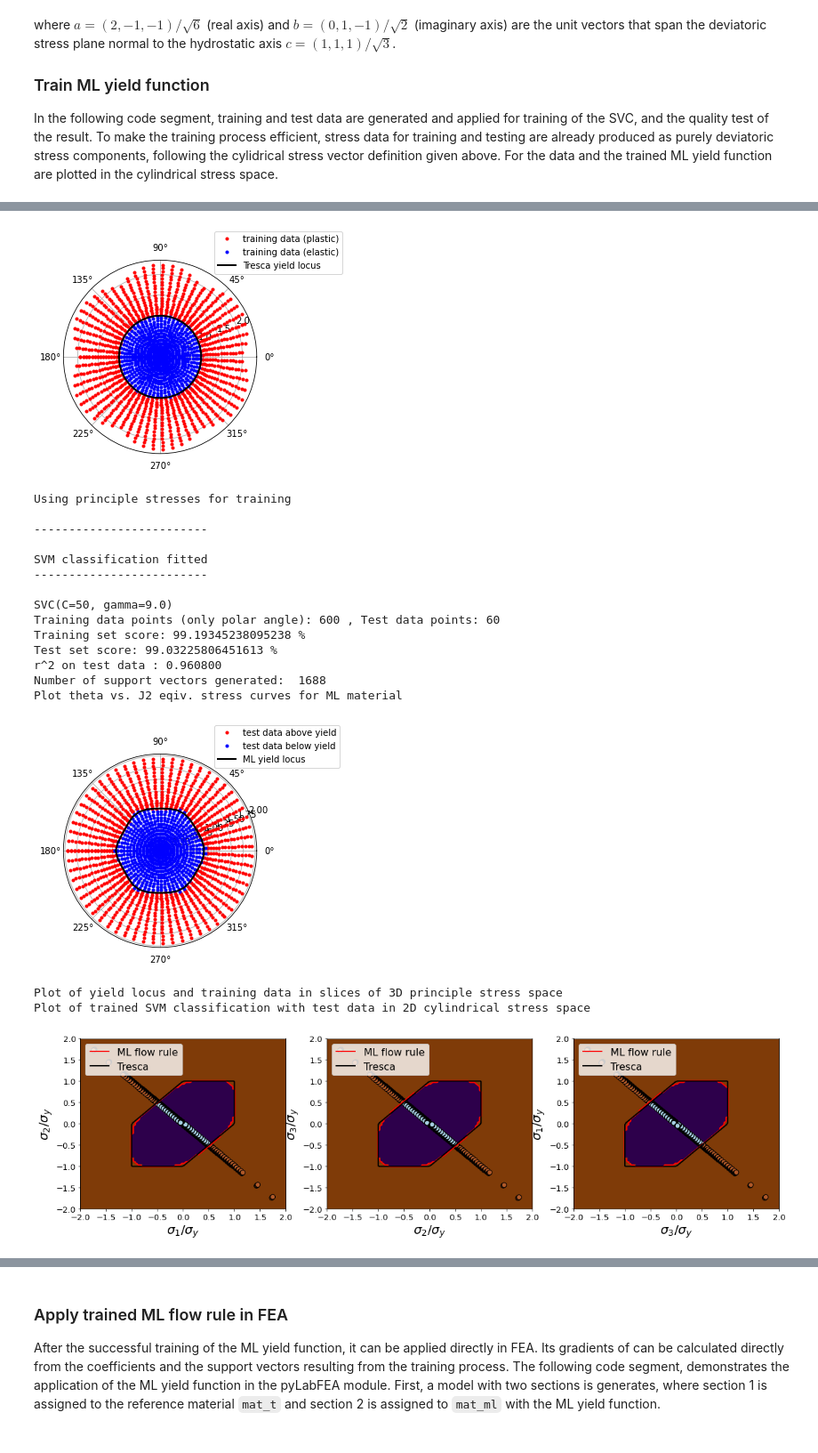
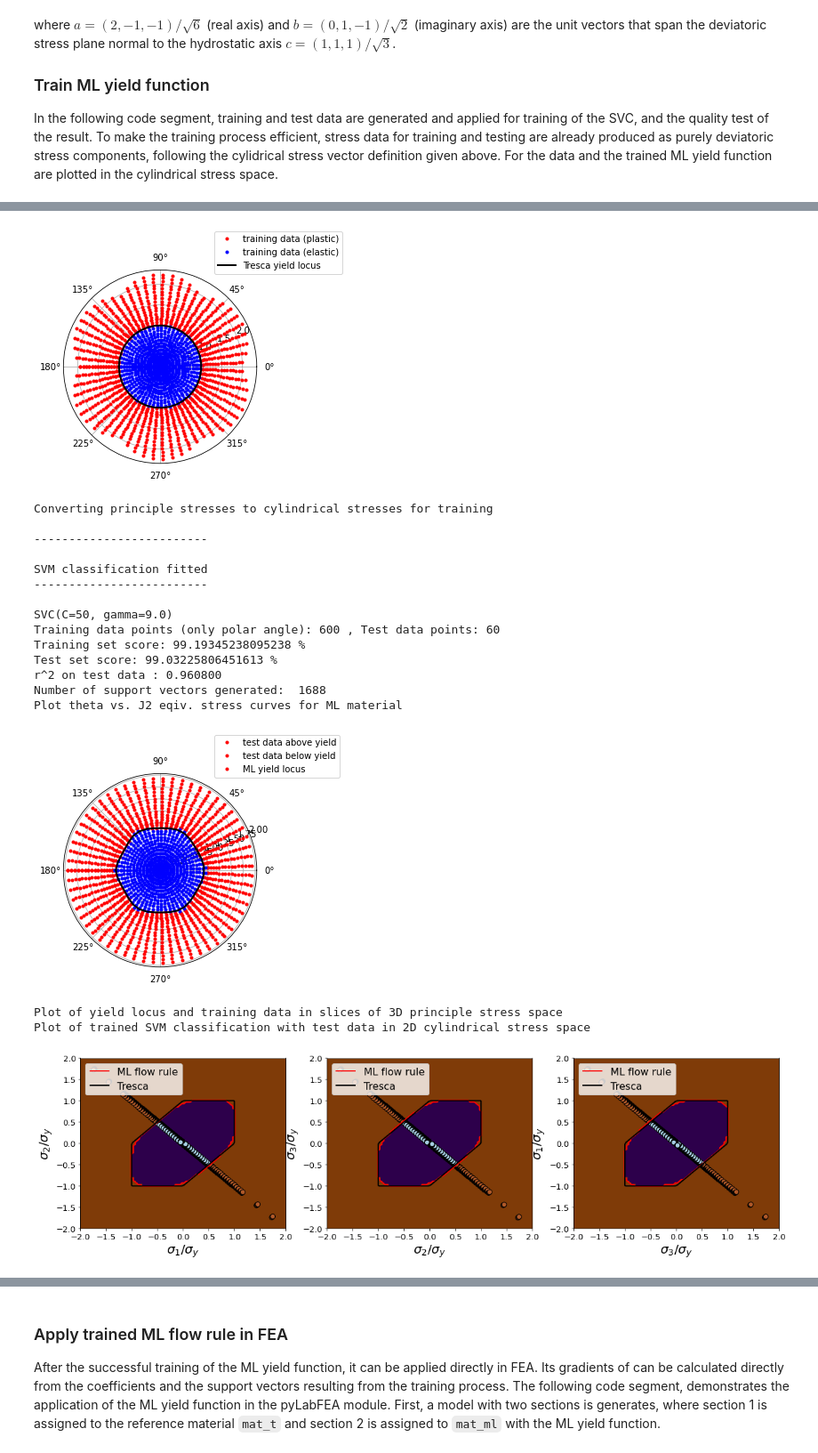
Before and after one commit to AHartmaier/pyLabFEA, a Jupyter notebook: notebooks/pyLabFEA_ML-FlowRule-Tresca.ipynb, the cells around one changed output, grey strips where cells are left out. Shown at 89% size. Drawn from its saved outputs; the diff is of its cells as text; code cells hidden in the pictures.

```diff
--- a/notebooks/pyLabFEA_ML-FlowRule-Tresca.ipynb
+++ b/notebooks/pyLabFEA_ML-FlowRule-Tresca.ipynb
@@ -87,7 +87,7 @@ where $a=(2,-1,-1)/\sqrt{6}$ (real axis) and $b=(0,1,-1)/\sqrt{2}$ (imaginary ax
 In the following code segment, training and test data are generated and applied for training of the SVC, and the quality test of the result. To make the training process efficient, stress data for training and testing are already produced as purely deviatoric stress components, following the cylidrical stress vector definition given above.
 For the data and the trained ML yield function are plotted in the cylindrical stress space.
 # %%
-'Create training data in deviatoric stress space for components seq and theta'
+#Create training data in deviatoric stress space for components seq and theta
 def create_data(N, mat, extend=False, rand=False):
     # create stresses along unit circle normal to hydrostatic axis
     if not rand:
@@ -95,32 +95,31 @@ def create_data(N, mat, extend=False, rand=False):
     else:
         theta = 2.*(np.random.rand(N)-0.5)*np.pi
     sig = np.array([np.ones(N), theta]).T
-    'expand stresses into elastic and plastic regimes'
-    'construct elastic data points'
+    #expand stresses into elastic and plastic regimes
+    #construct elastic data points
     xt = sig*np.array([0.01,1.])
     offs = 0.05
     nl = 15
     for i in range(nl):
         hh = np.array([1 - (i/nl)**1.1, 1.])  # down-scaling of equiv. stresses in elastic regime
         xt = np.append(xt, hh*sig, axis=0)
-    'construct plastic data points'
-    #xt = np.append(xt, sig, axis=0)
+    #construct plastic data points
     offs = 1.01
     for i in range(nl):
         hh = np.array([offs + (i/nl)**1.1, 1.])
         xt = np.append(xt, hh*sig, axis=0)
 
-    'add further training points far in plastic regime to avoid fallback of SVC decision fct. to zero'
+    #add further training points far in plastic regime to avoid fallback of SVC decision fct. to zero
     if extend:
         for i in range(9):
             hh = np.array([i*0.5+2., 1.])
             xt = np.append(xt, hh*sig, axis=0)
-    'result data for ML yield function (only sign is considered)'
+    #result data for ML yield function (only sign is considered)
     x = FE.sp_cart(xt)
     y = np.sign(mat.calc_yf(x*mat.sy))
     return x,y
 
-'Training and testing data for ML yield function, based on reference Material mat_t'
+#Training and testing data for ML yield function, based on reference Material mat_t
 ndata = 600
 ntest = np.maximum(20, int(ndata/10))
 x_train, y_train = create_data(ndata, mat_t, extend=True)
@@ -132,22 +131,28 @@ print('Plot theta vs. Tresca eqiv. stress curves for reference material')
 ind_e = np.nonzero(y_test<0.)[0]
 ind_pl = np.nonzero(y_test>=0.)[0]
 sc = FE.s_cyl(x_test, mat_t)  # convert princ. stresses into cylidrical coordinates
-l1 = plt.polar(sc[ind_pl,1],sc[ind_pl,0]/mat_t.sy,'.r')
-l2 = plt.polar(sc[ind_e,1],sc[ind_e,0] /mat_t.sy,'.b')
-'find norm of princ. stess vector lying on yield surface'
+ax = plt.subplot(projection='polar')
+l1 = ax.plot(sc[ind_pl,1],sc[ind_pl,0]/mat_t.sy,'.r')
+l2 = ax.plot(sc[ind_e,1],sc[ind_e,0] /mat_t.sy,'.b')
+print(l1, type(l1))
+print([hh for hh in l1])
+print(l1[0])
+h1 = l1[0]
+print('L2',l2, type(l2))
+#find norm of princ. stess vector lying on yield surface
 theta = np.linspace(-np.pi,np.pi,36)
 snorm = FE.sp_cart(np.array([mat_t.sy*np.ones(36)*np.sqrt(3/2), theta]).T)
 x1 = fsolve(mat_t.find_yloc, np.ones(36), args=snorm, xtol=1.e-5)
 sig = snorm*np.array([x1,x1,x1]).T
 s_yld = mat_t.calc_seq(sig)
-l3 = plt.polar(theta, s_yld/mat_t.sy, '-k', linewidth=2)
-plt.legend([l1[0], l2[0], l3[0]], ['training data (plastic)','training data (elastic)','Tresca yield locus'], loc=(0.78,0.93))
+l3 = ax.plot(theta, s_yld/mat_t.sy, '-k', linewidth=2)
+plt.legend([l1[0], l2[0], l3[0]], ['training data (plastic)','training data (elastic)','Tresca yield locus'], loc=(0.78,0.98))
 #plt.savefig('polar-Hill.pdf', format='pdf', dpi=300)
 plt.show()
 
-'initialize and train SVC as ML yield function'
-'implement ML flow rule into mat_ml'
-train_sc, test_sc = mat_ml.setup_yf_SVM(x_train, y_train, x_test=x_test, y_test=y_test,
+#initialize and train SVC as ML yield function
+#implement ML flow rule into mat_ml
+train_sc, test_sc = mat_ml.setup_yf_SVM_cyl(x_train, y_train, x_test=x_test, y_test=y_test,
                                       C=50, gamma=9., fs=0.4, plot=False)
 y_pred_clf = mat_ml.calc_yf(x_test,pred=True)
 r2_score_svm = r2_score(y_test, y_pred_clf)
@@ -165,16 +170,17 @@ print('Plot theta vs. J2 eqiv. stress curves for ML material')
 ind1 = np.nonzero(y_test<0.)
 ind2 = np.nonzero(y_test>=0.)
 sc = FE.s_cyl(x_test) # convert princ. stresses into cylindrical coordinates
-l1 = plt.polar(sc[ind2,1],sc[ind2,0]/mat_ml.sy,'.r')
-l2 = plt.polar(sc[ind1,1],sc[ind1,0]/mat_ml.sy,'.b')
-'find norm of princ. stess vector lying on yield surface'
+ax = plt.subplot(projection='polar')
+l1 = ax.plot(sc[ind2,1],sc[ind2,0]/mat_ml.sy,'.r')
+l2 = ax.plot(sc[ind1,1],sc[ind1,0]/mat_ml.sy,'.b')
+#find norm of princ. stess vector lying on yield surface
 theta = np.linspace(-np.pi,np.pi,36)
 snorm = FE.sp_cart(np.array([mat_ml.sy*np.ones(36)*np.sqrt(3/2), theta]).T)
 x1 = fsolve(mat_ml.find_yloc, 0.8*np.ones(36), args=snorm, xtol=1.e-5)
 sig = snorm*np.array([x1,x1,x1]).T
 s_yld = mat_ml.calc_seq(sig)
-l3 = plt.polar(theta, s_yld/mat_ml.sy, '-k', linewidth=2)
-plt.legend([l1[0], l2[0], l3[0]], ['test data above yield','test data below yield','ML yield locus'], loc=(0.78,0.93))
+l3 = ax.plot(theta, s_yld/mat_ml.sy, '-k', linewidth=2)
+plt.legend([l1[0], l1[0], l1[0]], ['test data above yield','test data below yield','ML yield locus'], loc=(0.78,0.98))
 #plt.savefig('polar-J2.pdf', format='pdf', dpi=300)
 plt.show()
 
@@ -202,19 +212,19 @@ Plot theta vs. Tresca eqiv. stress curves for reference material
-[figure, old version]
+[figure, new version]
-Using principle stresses for training
+Converting principle stresses to cylindrical stresses for training
 
 -------------------------
 
 SVM classification fitted
 -------------------------
 
 SVC(C=50, gamma=9.0)
 Training data points (only polar angle): 600 , Test data points: 60
 Training set score: 99.19345238095238 %
 Test set score: 99.03225806451613 %
 r^2 on test data : 0.960800
 Number of support vectors generated:  1688
 Plot theta vs. J2 eqiv. stress curves for ML material
-[figure, old version]
+[figure, new version]
 Plot of yield locus and training data in slices of 3D principle stress space
 Plot of trained SVM classification with test data in 2D cylindrical stress space
 [figure]
```
Also changed, not shown: parts of 4 cells of this notebook, 26 other files.
